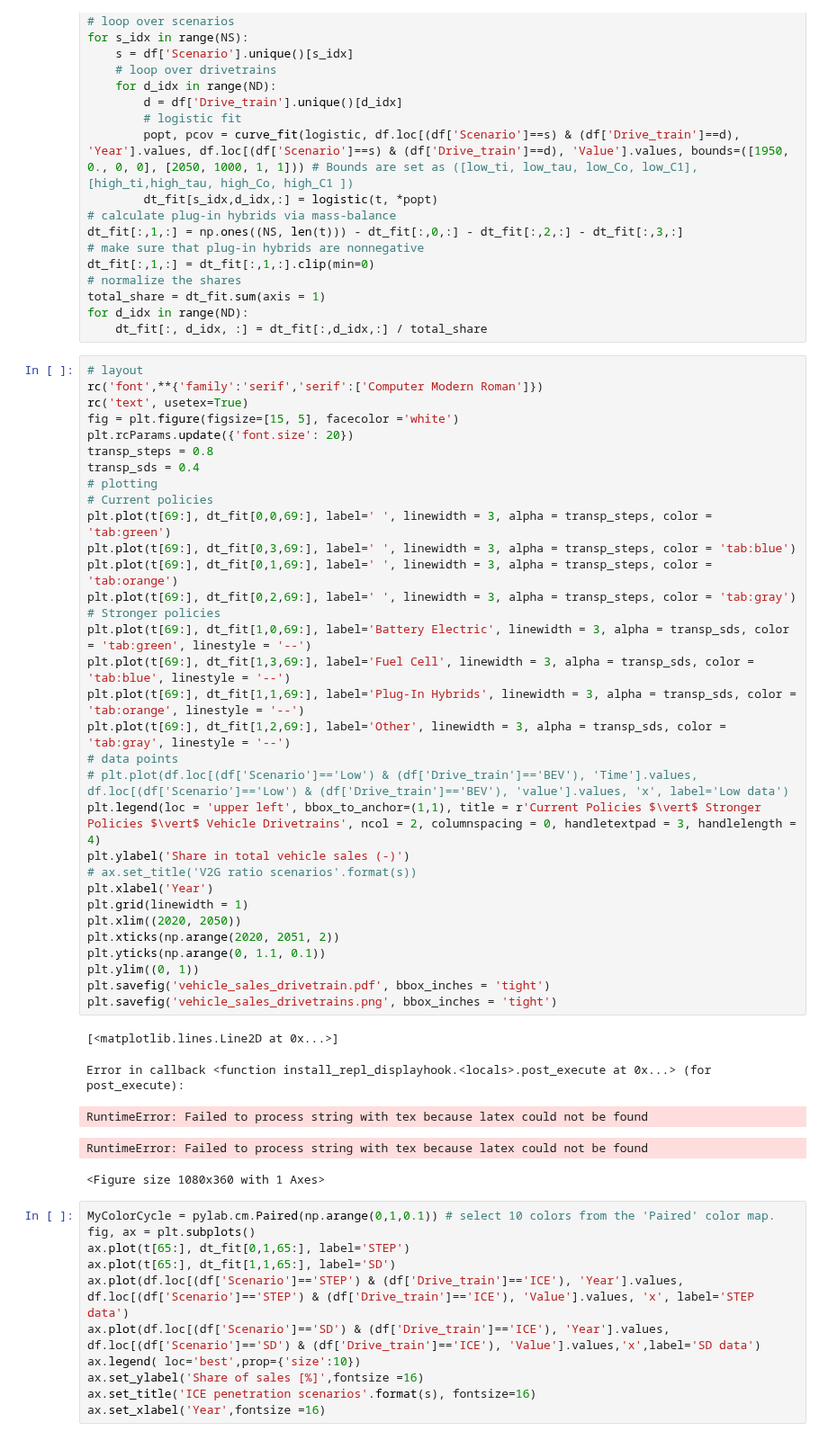
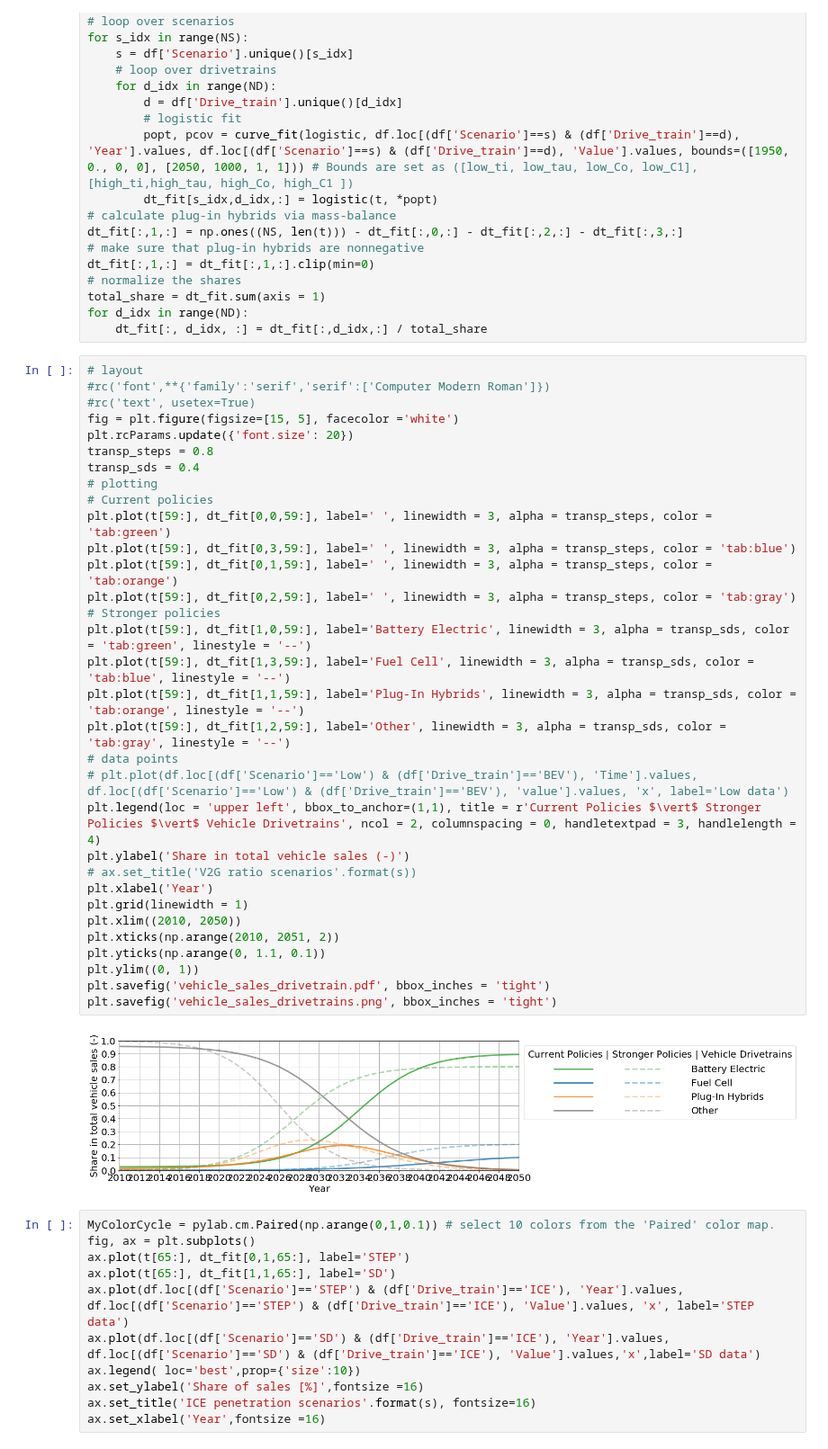
Before and after one commit to fernaag/V2G_in_EU, a Jupyter notebook: data/data_handling_scripts/EV_penetration.ipynb, the cells around one changed output. Shown at 90% size. Cells and saved outputs as stored; diff of their text form.

```diff
--- a/data/data_handling_scripts/EV_penetration.ipynb
+++ b/data/data_handling_scripts/EV_penetration.ipynb
@@ -183,42 +187,38 @@ for d_idx in range(ND):
     dt_fit[:, d_idx, :] = dt_fit[:,d_idx,:] / total_share
 # %%
 # layout
-rc('font',**{'family':'serif','serif':['Computer Modern Roman']})
-rc('text', usetex=True)
+#rc('font',**{'family':'serif','serif':['Computer Modern Roman']})
+#rc('text', usetex=True)
 fig = plt.figure(figsize=[15, 5], facecolor ='white')
 plt.rcParams.update({'font.size': 20})
 transp_steps = 0.8
 transp_sds = 0.4
 # plotting
 # Current policies
-plt.plot(t[69:], dt_fit[0,0,69:], label=' ', linewidth = 3, alpha = transp_steps, color = 'tab:green')
-plt.plot(t[69:], dt_fit[0,3,69:], label=' ', linewidth = 3, alpha = transp_steps, color = 'tab:blue')
-plt.plot(t[69:], dt_fit[0,1,69:], label=' ', linewidth = 3, alpha = transp_steps, color = 'tab:orange')
-plt.plot(t[69:], dt_fit[0,2,69:], label=' ', linewidth = 3, alpha = transp_steps, color = 'tab:gray')
+plt.plot(t[59:], dt_fit[0,0,59:], label=' ', linewidth = 3, alpha = transp_steps, color = 'tab:green')
+plt.plot(t[59:], dt_fit[0,3,59:], label=' ', linewidth = 3, alpha = transp_steps, color = 'tab:blue')
+plt.plot(t[59:], dt_fit[0,1,59:], label=' ', linewidth = 3, alpha = transp_steps, color = 'tab:orange')
+plt.plot(t[59:], dt_fit[0,2,59:], label=' ', linewidth = 3, alpha = transp_steps, color = 'tab:gray')
 # Stronger policies
-plt.plot(t[69:], dt_fit[1,0,69:], label='Battery Electric', linewidth = 3, alpha = transp_sds, color = 'tab:green', linestyle = '--')
-plt.plot(t[69:], dt_fit[1,3,69:], label='Fuel Cell', linewidth = 3, alpha = transp_sds, color = 'tab:blue', linestyle = '--')
-plt.plot(t[69:], dt_fit[1,1,69:], label='Plug-In Hybrids', linewidth = 3, alpha = transp_sds, color = 'tab:orange', linestyle = '--')
-plt.plot(t[69:], dt_fit[1,2,69:], label='Other', linewidth = 3, alpha = transp_sds, color = 'tab:gray', linestyle = '--')
+plt.plot(t[59:], dt_fit[1,0,59:], label='Battery Electric', linewidth = 3, alpha = transp_sds, color = 'tab:green', linestyle = '--')
+plt.plot(t[59:], dt_fit[1,3,59:], label='Fuel Cell', linewidth = 3, alpha = transp_sds, color = 'tab:blue', linestyle = '--')
+plt.plot(t[59:], dt_fit[1,1,59:], label='Plug-In Hybrids', linewidth = 3, alpha = transp_sds, color = 'tab:orange', linestyle = '--')
+plt.plot(t[59:], dt_fit[1,2,59:], label='Other', linewidth = 3, alpha = transp_sds, color = 'tab:gray', linestyle = '--')
 # data points
 # plt.plot(df.loc[(df['Scenario']=='Low') & (df['Drive_train']=='BEV'), 'Time'].values, df.loc[(df['Scenario']=='Low') & (df['Drive_train']=='BEV'), 'value'].values, 'x', label='Low data')
 plt.legend(loc = 'upper left', bbox_to_anchor=(1,1), title = r'Current Policies $\vert$ Stronger Policies $\vert$ Vehicle Drivetrains', ncol = 2, columnspacing = 0, handletextpad = 3, handlelength = 4)
 plt.ylabel('Share in total vehicle sales (-)')
 # ax.set_title('V2G ratio scenarios'.format(s))
 plt.xlabel('Year')
 plt.grid(linewidth = 1)
-plt.xlim((2020, 2050))
-plt.xticks(np.arange(2020, 2051, 2))
+plt.xlim((2010, 2050))
+plt.xticks(np.arange(2010, 2051, 2))
 plt.yticks(np.arange(0, 1.1, 0.1))
 plt.ylim((0, 1))
 plt.savefig('vehicle_sales_drivetrain.pdf', bbox_inches = 'tight')
 plt.savefig('vehicle_sales_drivetrains.png', bbox_inches = 'tight')
 # %% [output]
-[<matplotlib.lines.Line2D at 0x...>]
-Error in callback <function install_repl_displayhook.<locals>.post_execute at 0x...> (for post_execute):
-RuntimeError: Failed to process string with tex because latex could not be found
-RuntimeError: Failed to process string with tex because latex could not be found
-<Figure size 1080x360 with 1 Axes>
+[figure, added]
 # %%
 MyColorCycle = pylab.cm.Paired(np.arange(0,1,0.1)) # select 10 colors from the 'Paired' color map.
 fig, ax = plt.subplots()
```
Also changed, not shown: parts of 2 cells of this notebook, 2 other files.
